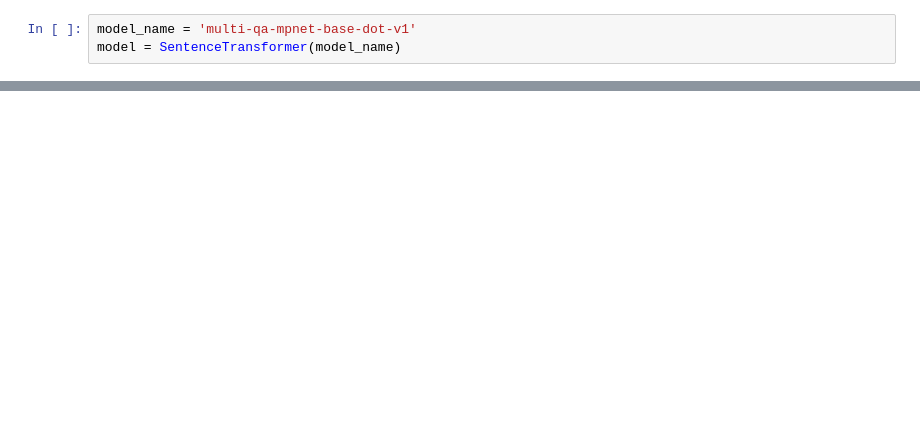
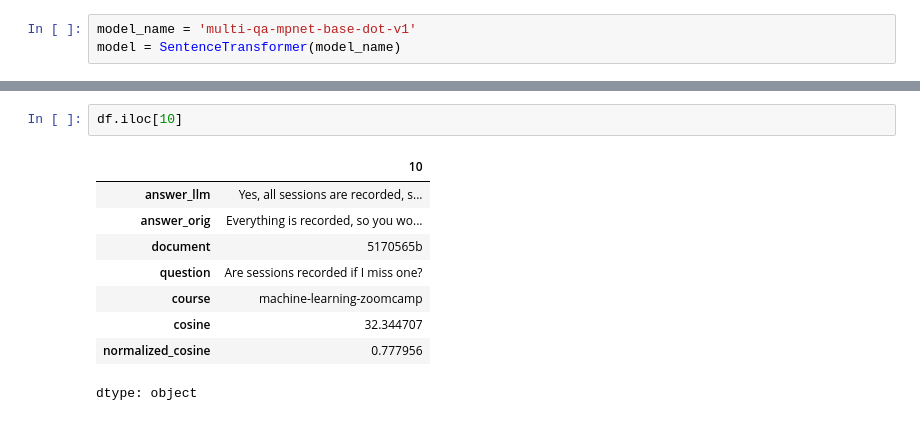
Before and after one commit to Shankar-Hadimani/mini-qa-llm-rag, a Jupyter notebook: 04-monitoring/offline-rag-evaluation-assignment.ipynb, the cells around one changed output, grey strips where cells are left out. Drawn from its saved outputs; the diff is of its cells as text; blank space fills up the shorter version.

```diff
--- a/04-monitoring/offline-rag-evaluation-assignment.ipynb
+++ b/04-monitoring/offline-rag-evaluation-assignment.ipynb
@@ -407,0 +242,12 @@ df.head()
+# %%
+df.iloc[10]
+# %% [output]
+|  | 10 |
+| answer_llm | Yes, all sessions are recorded, s... |
+| answer_orig | Everything is recorded, so you wo... |
+| document | 5170565b |
+| question | Are sessions recorded if I miss one? |
+| course | machine-learning-zoomcamp |
+| cosine | 32.344707 |
+| normalized_cosine | 0.777956 |
+dtype: object
```
Also changed, not shown: parts of 80 cells of this notebook.
